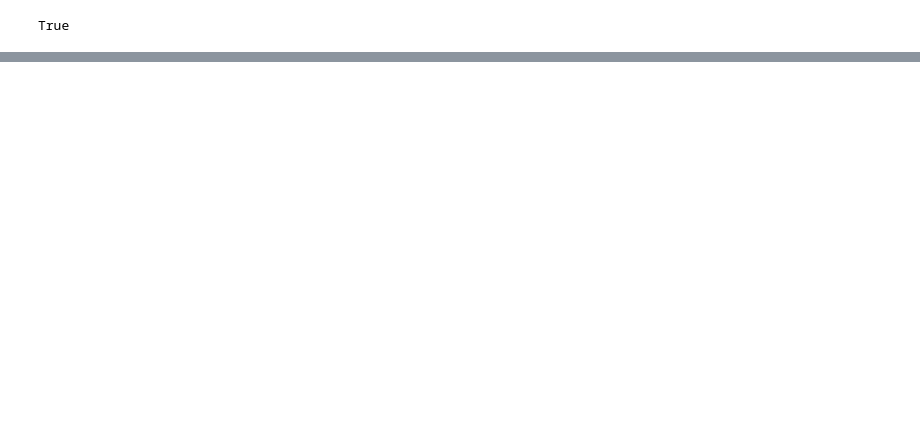
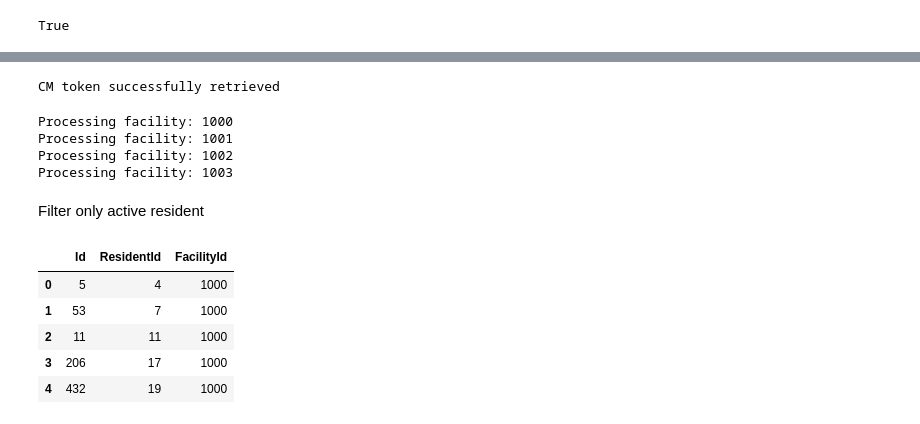
Before and after one commit to Halo-Labs-Australia/rockpool-CM-API, a Jupyter notebook: CM_API_NonSpark.ipynb, the cells around one changed output, grey strips where cells are left out. Cells and saved outputs as stored; diff of their text form; code cells hidden in the pictures; blank space fills up the shorter version.

```diff
--- a/CM_API_NonSpark.ipynb
+++ b/CM_API_NonSpark.ipynb
@@ -65,0 +18,30 @@ residents_bulk_sync_url = ""
+# %%
+# Test token retrieval
+cm_access_token = cm_utility.get_cm_access_token()
+if cm_access_token:
+    print("CM token successfully retrieved")
+else:
+    print("Token retrieval failed")
+# %% [output]
+CM token successfully retrieved
+# %%
+facility_id_list = [i for i in range(1000, 1004)] # 1000 to 1003
+# %%
+
+residency_list = []
+
+for facility_id in facility_id_list:
+    print(f"Processing facility: {facility_id}")
+    try:
+        df = cm_utility.get_residency(facility_id, cm_access_token)
+        df["FacilityId"] = facility_id
+        residency_list.append(df)
+    except Exception as e:
+        print(f"Error processing facility {facility_id}: {e}")
+# %% [output]
+Processing facility: 1000
+Processing facility: 1001
+Processing facility: 1002
+Processing facility: 1003
+# %% [markdown]
+Filter only active resident
@@ -65,0 +53,9 @@ residents_bulk_sync_url = ""
+# %%
+df_residency.head()
+# %% [output]
+|  | Id | ResidentId | FacilityId |
+| 0 | 5 | 4 | 1000 |
+| 1 | 53 | 7 | 1000 |
+| 2 | 11 | 11 | 1000 |
+| 3 | 206 | 17 | 1000 |
+| 4 | 432 | 19 | 1000 |
```
Also changed, not shown: parts of 27 cells of this notebook, 1 other file.
